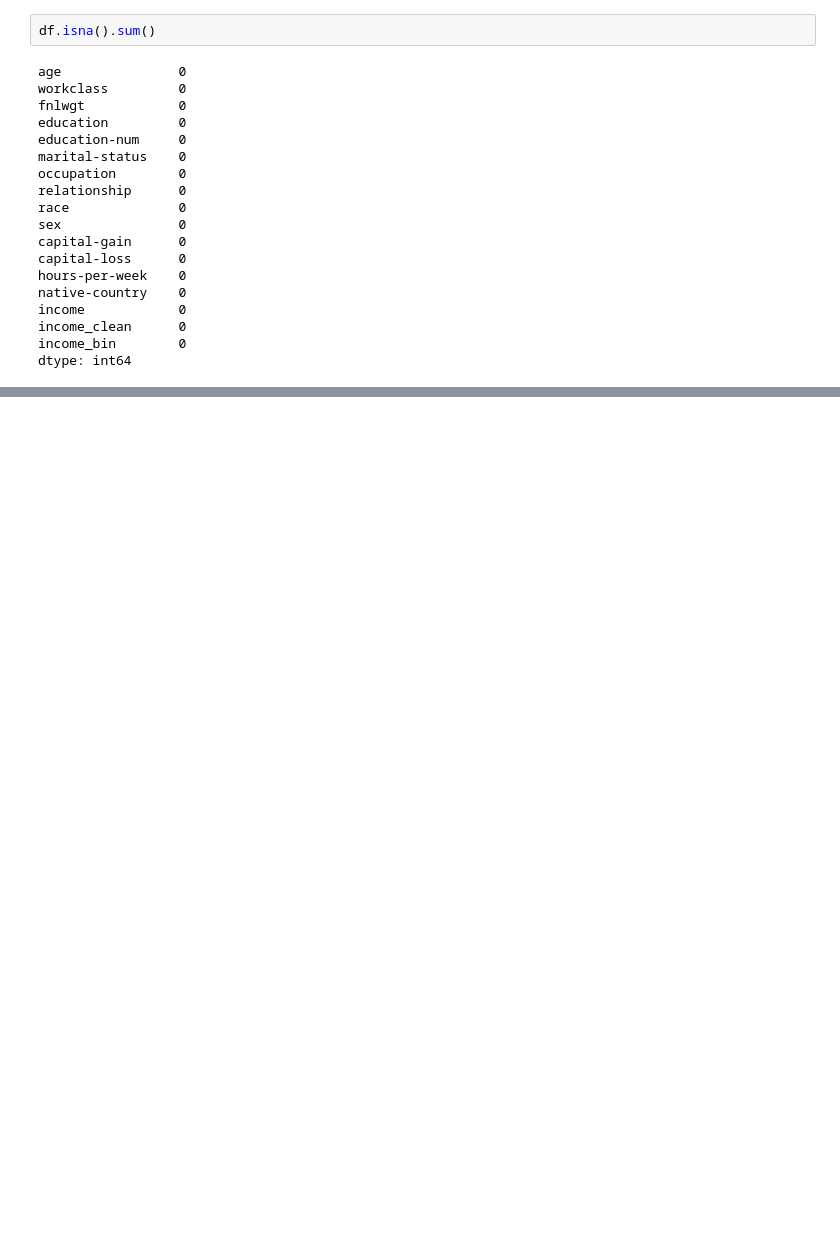
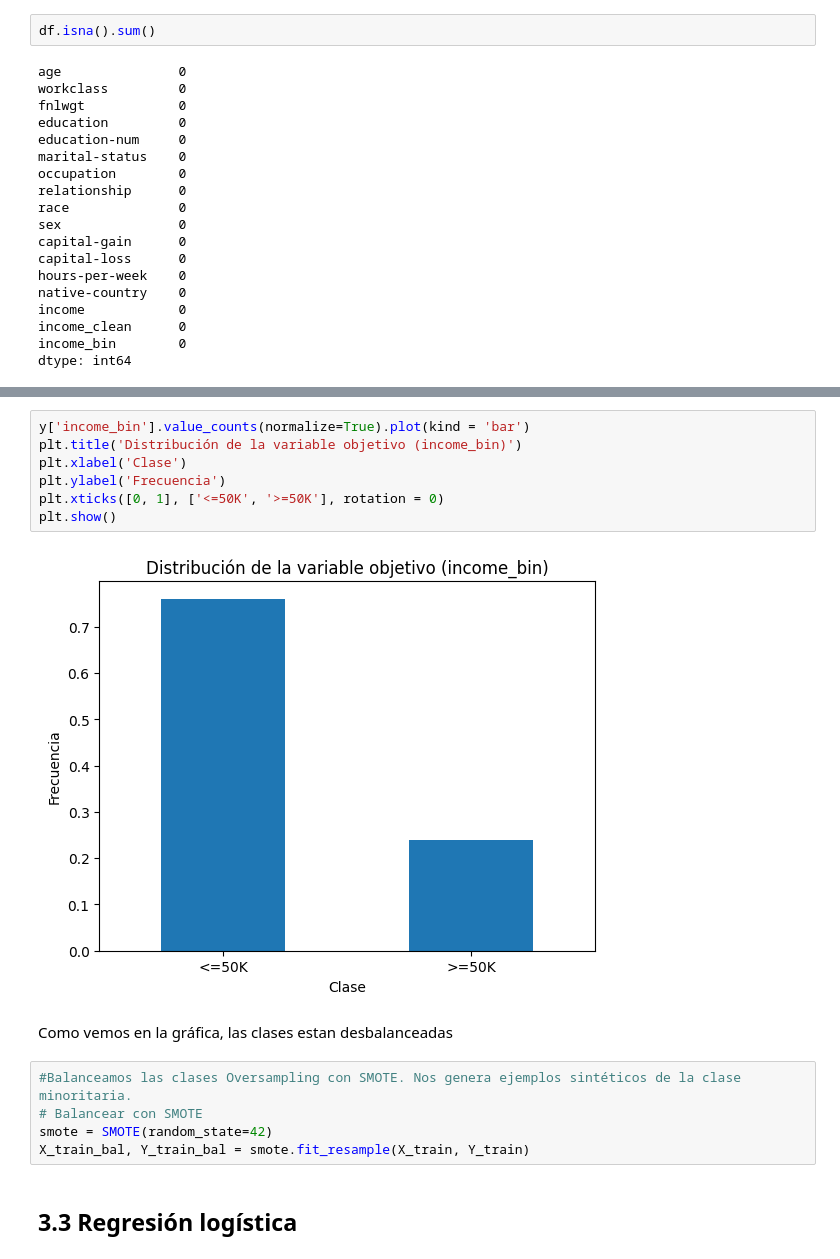
Before and after one commit to JohnOspa/ProyectoMLOps, a Jupyter notebook: notebooks/01_EDA.ipynb, the cells around one changed output, grey strips where cells are left out. Drawn from its saved outputs; the diff is of its cells as text; blank space fills up the shorter version.

```diff
--- a/notebooks/01_EDA.ipynb
+++ b/notebooks/01_EDA.ipynb
@@ -681,0 +764,18 @@ dtype: int64
+# %%
+y['income_bin'].value_counts(normalize=True).plot(kind = 'bar')
+plt.title('Distribución de la variable objetivo (income_bin)')
+plt.xlabel('Clase')
+plt.ylabel('Frecuencia')
+plt.xticks([0, 1], ['<=50K', '>=50K'], rotation = 0)
+plt.show()
+# %% [output]
+[figure, added]
+# %% [markdown]
+Como vemos en la gráfica, las clases estan desbalanceadas
+# %%
+#Balanceamos las clases Oversampling con SMOTE. Nos genera ejemplos sintéticos de la clase minoritaria.
+# Balancear con SMOTE
+smote = SMOTE(random_state=42)
+X_train_bal, Y_train_bal = smote.fit_resample(X_train, Y_train)
+# %% [markdown]
+## **3.3 Regresión logística**
```
Also changed, not shown: parts of 37 cells of this notebook.
